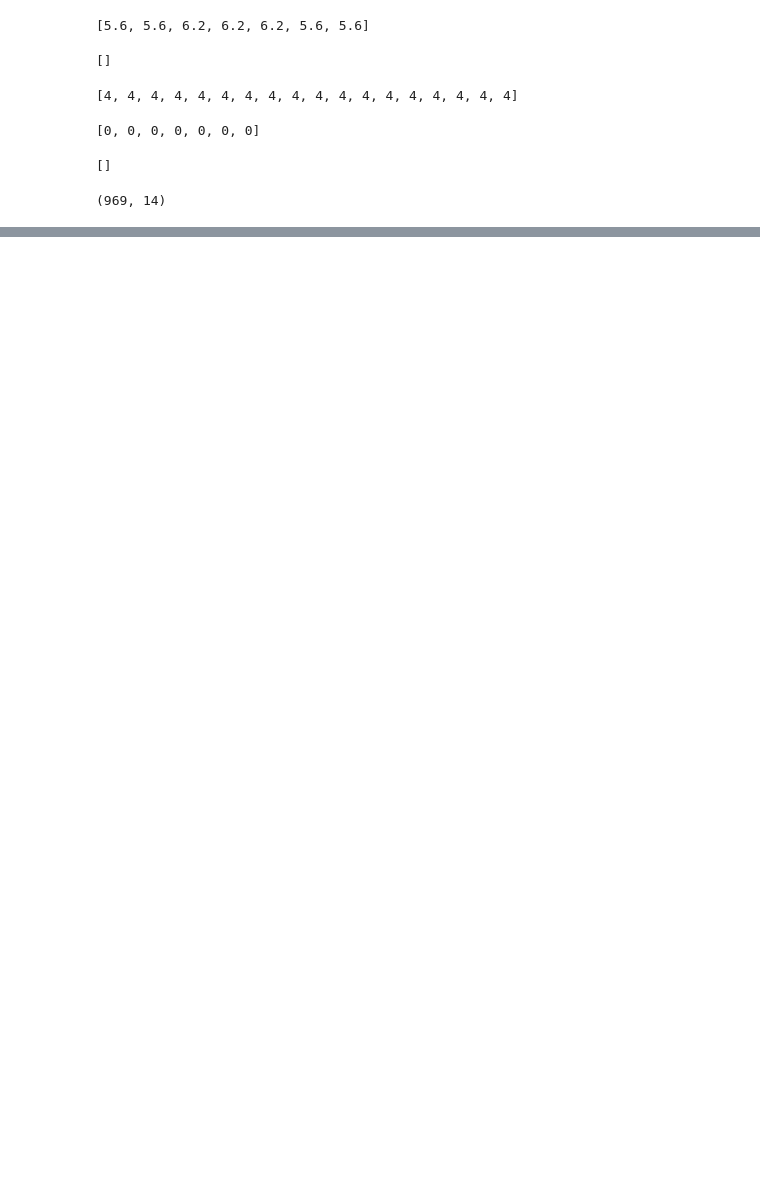
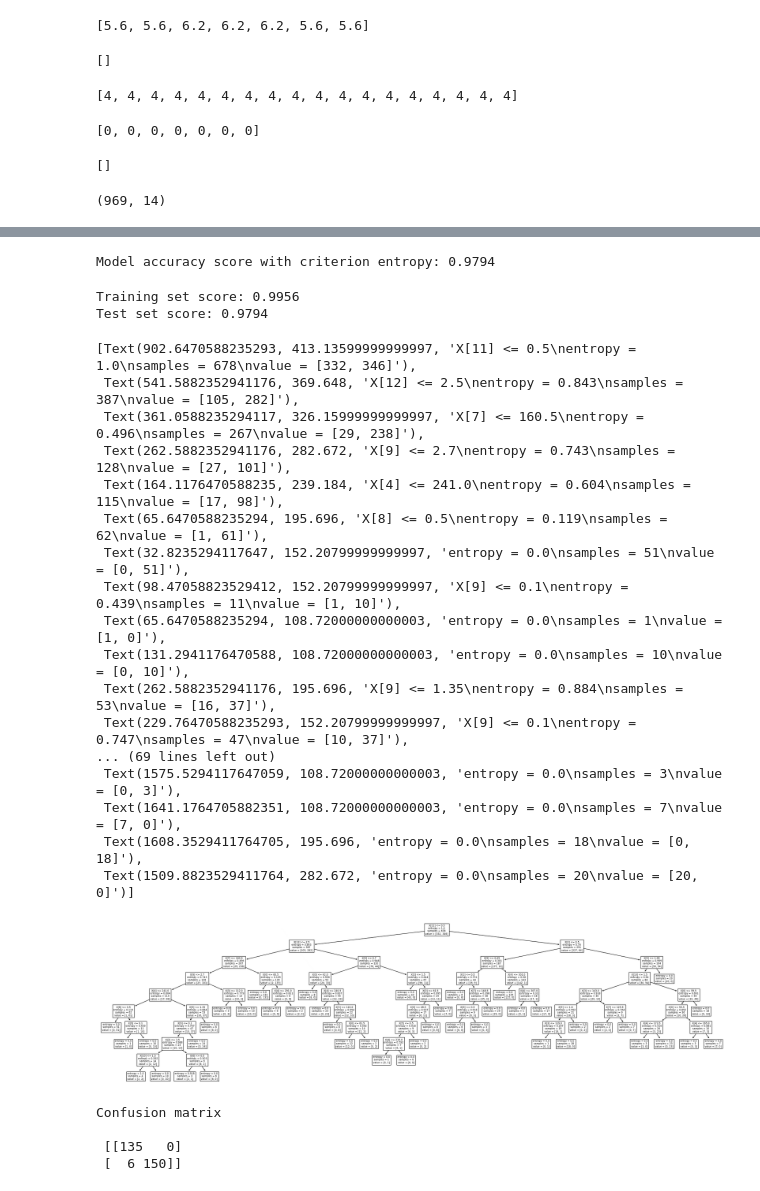
Before and after one commit to FikriYoma/Project_UTS_MLPrak, a Jupyter notebook: ProjectUTS.ipynb, the cells around one changed output, grey strips where cells are left out. Cells and saved outputs as stored; diff of their text form; code cells hidden in the pictures; blank space fills up the shorter version.

```diff
--- a/ProjectUTS.ipynb
+++ b/ProjectUTS.ipynb
@@ -255,0 +315,53 @@ KFold(n_splits=10, random_state=None, shuffle=False)
+# %%
+clf_en = DecisionTreeClassifier(criterion='entropy', max_depth=9, random_state=0)
+clf_en.fit(X_train, y_train)
+y_pred_en = clf_en.predict(X_test)
+from sklearn.metrics import accuracy_score
+
+print('Model accuracy score with criterion entropy: {0:0.4f}'. format(accuracy_score(y_test, y_pred_en)))
+# %% [output]
+Model accuracy score with criterion entropy: 0.9794
+# %%
+# Compare the train-set and test-set accuracy
+y_pred_train_en = clf_en.predict(X_train)
+print('Training set score: {:.4f}'.format(clf_en.score(X_train, y_train)))
+print('Test set score: {:.4f}'.format(clf_en.score(X_test, y_test)))
+# %% [output]
+Training set score: 0.9956
+Test set score: 0.9794
+# %%
+plt.figure(figsize=(30,8))
+
+from sklearn import tree
+
+tree.plot_tree(clf_en.fit(X_train, y_train))
+# %% [output]
+[Text(902.6470588235293, 413.13599999999997, 'X[11] <= 0.5\nentropy = 1.0\nsamples = 678\nvalue = [332, 346]'),
+ Text(541.5882352941176, 369.648, 'X[12] <= 2.5\nentropy = 0.843\nsamples = 387\nvalue = [105, 282]'),
+ Text(361.0588235294117, 326.15999999999997, 'X[7] <= 160.5\nentropy = 0.496\nsamples = 267\nvalue = [29, 238]'),
+ Text(262.5882352941176, 282.672, 'X[9] <= 2.7\nentropy = 0.743\nsamples = 128\nvalue = [27, 101]'),
+ Text(164.1176470588235, 239.184, 'X[4] <= 241.0\nentropy = 0.604\nsamples = 115\nvalue = [17, 98]'),
+ Text(65.6470588235294, 195.696, 'X[8] <= 0.5\nentropy = 0.119\nsamples = 62\nvalue = [1, 61]'),
+ Text(32.8235294117647, 152.20799999999997, 'entropy = 0.0\nsamples = 51\nvalue = [0, 51]'),
+ Text(98.47058823529412, 152.20799999999997, 'X[9] <= 0.1\nentropy = 0.439\nsamples = 11\nvalue = [1, 10]'),
+ Text(65.6470588235294, 108.72000000000003, 'entropy = 0.0\nsamples = 1\nvalue = [1, 0]'),
+ Text(131.2941176470588, 108.72000000000003, 'entropy = 0.0\nsamples = 10\nvalue = [0, 10]'),
+ Text(262.5882352941176, 195.696, 'X[9] <= 1.35\nentropy = 0.884\nsamples = 53\nvalue = [16, 37]'),
+ Text(229.76470588235293, 152.20799999999997, 'X[9] <= 0.1\nentropy = 0.747\nsamples = 47\nvalue = [10, 37]'),
+... (69 lines left out)
+ Text(1575.5294117647059, 108.72000000000003, 'entropy = 0.0\nsamples = 3\nvalue = [0, 3]'),
+ Text(1641.1764705882351, 108.72000000000003, 'entropy = 0.0\nsamples = 7\nvalue = [7, 0]'),
+ Text(1608.3529411764705, 195.696, 'entropy = 0.0\nsamples = 18\nvalue = [0, 18]'),
+ Text(1509.8823529411764, 282.672, 'entropy = 0.0\nsamples = 20\nvalue = [20, 0]')]
+[figure, added]
+# %%
+from sklearn.metrics import confusion_matrix
+
+cm = confusion_matrix(y_test, y_pred_en)
+
+print('Confusion matrix\n\n', cm)
+# %% [output]
+Confusion matrix
+
+ [[135   0]
+ [  6 150]]
```
Also changed, not shown: parts of 7 cells of this notebook.
